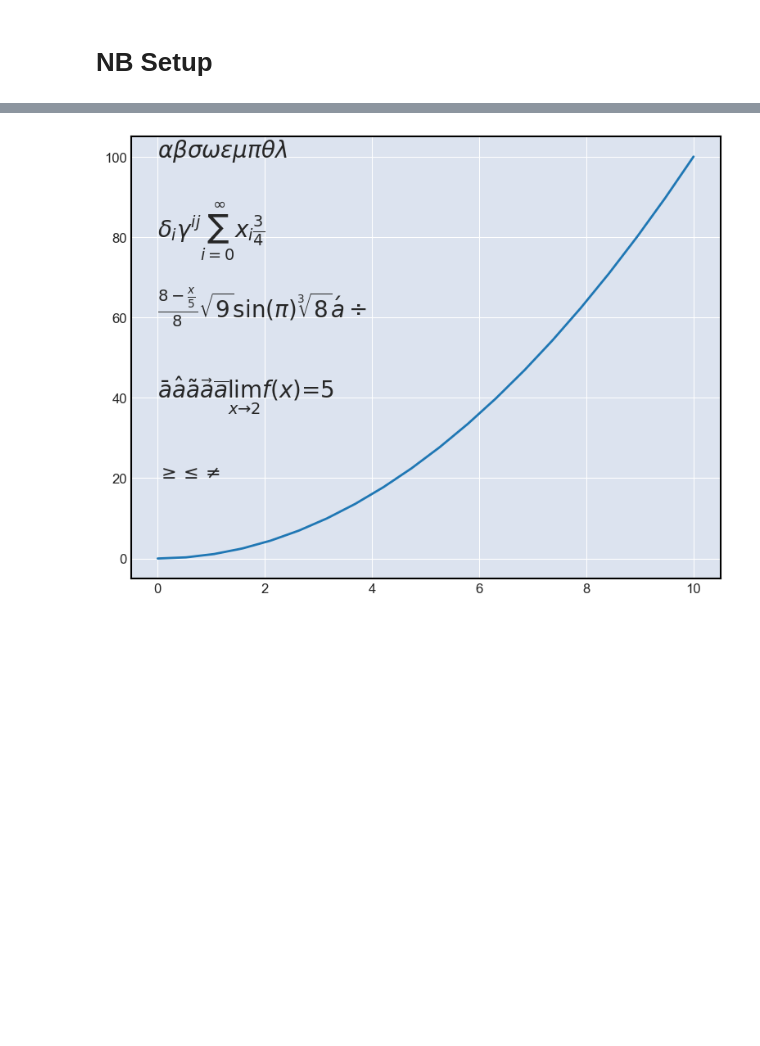
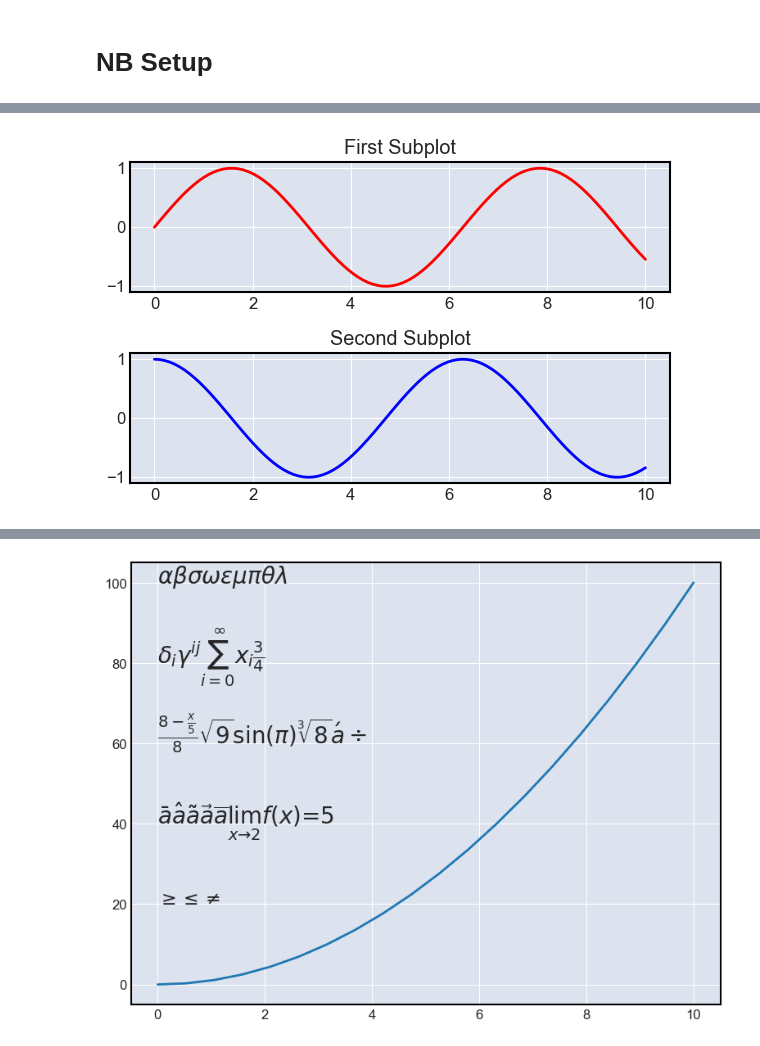
Before and after one commit to sebastianpacurar/ai-ds-projects, a Jupyter notebook: study_materials/matplotlib/matplotlib_references.ipynb, the cells around one changed output, grey strips where cells are left out. Saved outputs shown, nothing was run; the diff lists cells and outputs as text; code cells hidden in the pictures; blank space fills up the shorter version.

```diff
--- a/study_materials/matplotlib/matplotlib_references.ipynb
+++ b/study_materials/matplotlib/matplotlib_references.ipynb
@@ -194,0 +214,18 @@ plt.show()
+# %%
+x = np.linspace(0, 10, 100)
+y = np.sin(x)
+
+fig = plt.figure(figsize=(6, 4))
+ax1 = fig.add_subplot(2, 1, 1)
+ax2 = fig.add_subplot(2, 1, 2)
+
+ax1.plot(x, y, "r")
+ax1.set_title("First Subplot")
+
+ax2.plot(x, np.cos(x), "b")
+ax2.set_title("Second Subplot")
+
+plt.tight_layout()
+plt.show()
+# %% [output]
+[figure, added]
```
Also changed, not shown: parts of 217 cells of this notebook, 4 other files.
